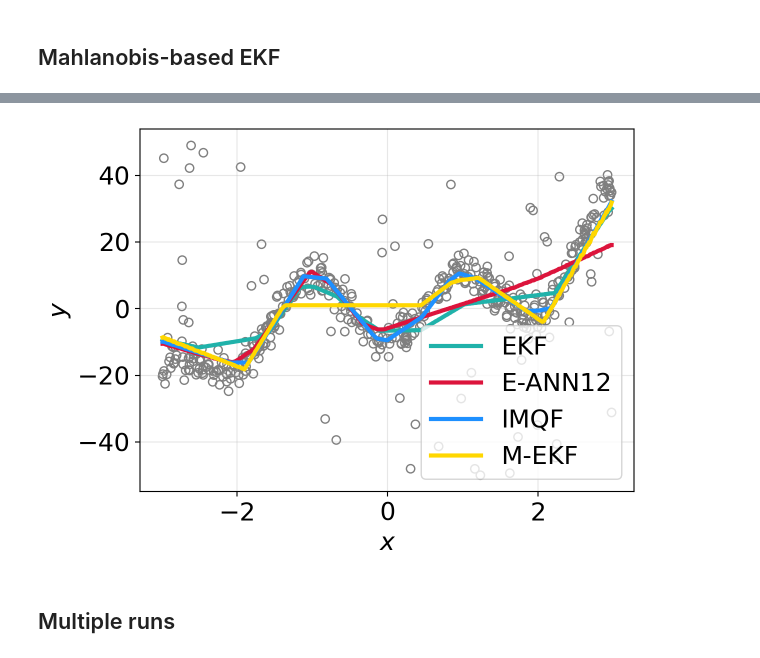
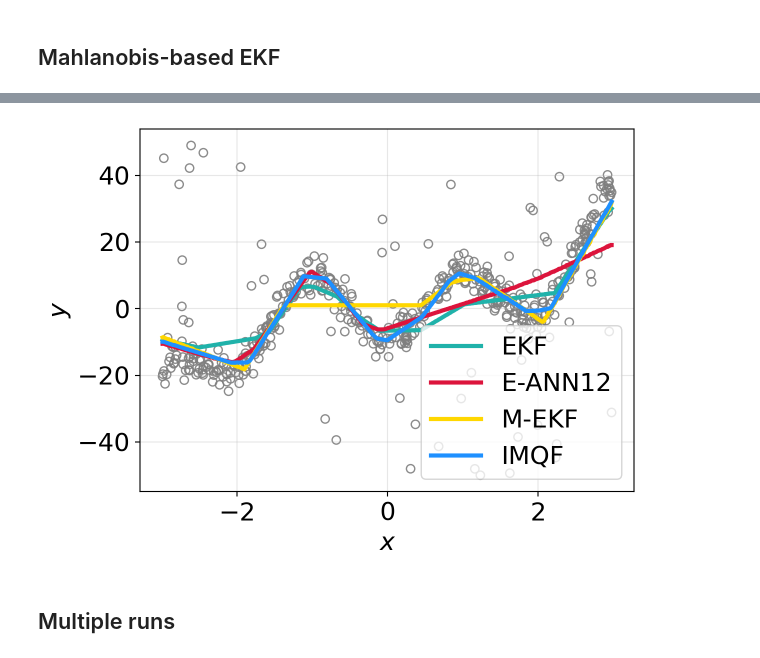
Before and after one commit to gerdm/weighted-likelihood-filter, a Jupyter notebook: experiments/online-mlp-training.ipynb, the cells around one changed output, grey strips where cells are left out. Saved outputs shown, nothing was run; the diff lists cells and outputs as text; code cells hidden in the pictures.

```diff
--- a/experiments/online-mlp-training.ipynb
+++ b/experiments/online-mlp-training.ipynb
@@ -50,8 +50,10 @@ def sample_observations_grid(key, f, n_obs, xmin, xmax, x_noise=0.1, y_noise=3.0
     y = y * (1 - is_corrupted) + ycorr * is_corrupted
 
     X = jnp.c_[x, y]
-    shuffled_ixs = jax.random.permutation(key_shuffle, jnp.arange(n_obs))
-    # x, y = jnp.array(X[shuffled_ixs, :].T)
+    # shuffled_ixs = jax.random.permutation(key_shuffle, jnp.arange(n_obs))
+
+    # ixs_sort = jnp.argsort(x)
+    # x, y = jnp.array(X[ixs_sort, :].T)
 
     return x, y
 # %%
@@ -274,17 +293,17 @@ plt.grid(alpha=0.3)
 # %%
-plt.scatter(x, y, edgecolors="tab:gray", c="none")
+plt.scatter(x, y, edgecolors="tab:gray", c="none", alpha=0.9)
 plt.plot(xtest, yhat_ekf, c="lightseagreen", linewidth=3, label="EKF")
 plt.plot(xtest, yhat_rekf, c="crimson", linewidth=3, label="E-ANN12")
+plt.plot(xtest, yhat_mekf, c="gold", linewidth=3, label="M-EKF")
 plt.plot(xtest, yhat_imq, c="dodgerblue", linewidth=3, label="IMQF")
-plt.plot(xtest, yhat_mekf, c="gold", linewidth=3, label="M-EKF")
 plt.grid(alpha=0.3)
 plt.ylabel("$y$")
 plt.xlabel("$x$")
 plt.legend()
 plt.tight_layout()
 plt.savefig("./figures/online-mlp-sample.pdf")
 # %% [output]
-[figure, old version]
+[figure, new version]
 # %% [markdown]
 ## Multiple runs
 # %%
```
Also changed, not shown: parts of 16 cells of this notebook.
